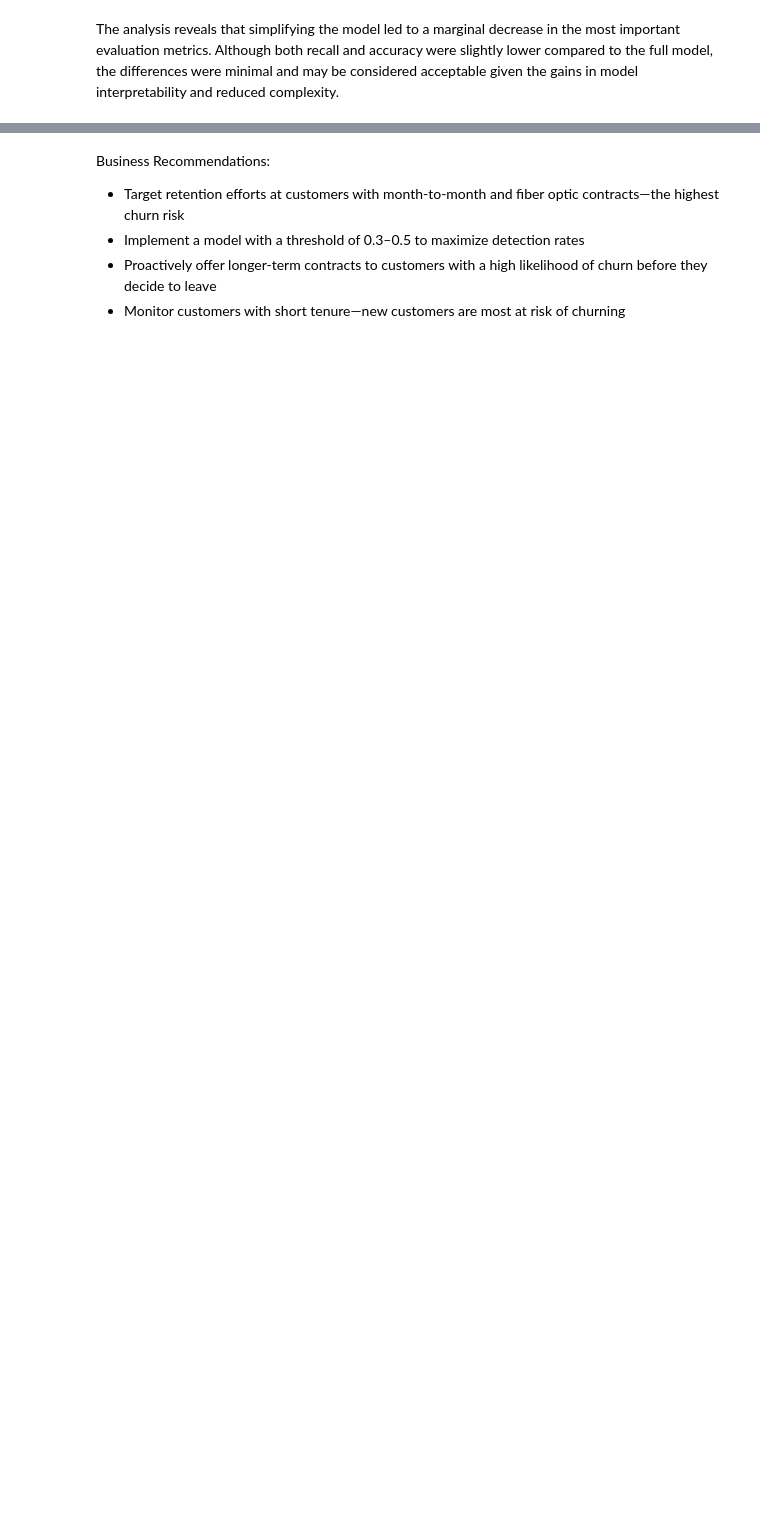
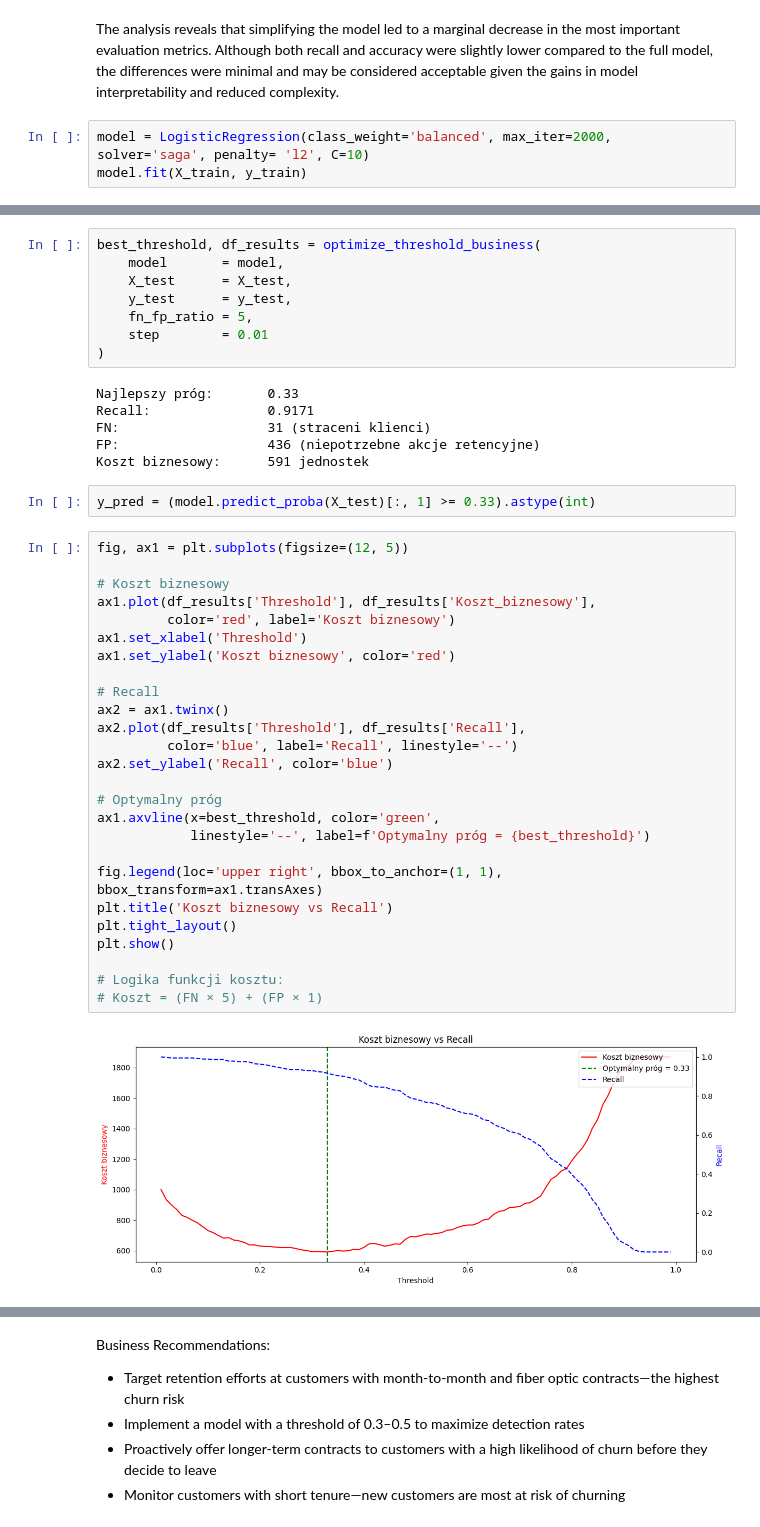
Before and after one commit to dbrzek/client_churn_prediction, a Jupyter notebook: main.ipynb, the cells around one changed output, grey strips where cells are left out. Drawn from its saved outputs; the diff is of its cells as text; blank space fills up the shorter version.

```diff
--- a/main.ipynb
+++ b/main.ipynb
@@ -583,3 +562,6 @@ And if memory is not enough, you can set `force_col_wise=true`.
 | SVM | [0.7048 0.7367 0.7182 0.7152 0.7188] | 0.718700 | [0.8075 0.7995 0.7781 0.748 0.7807] | 0.782800 | [0.4675 0.5025 0.481 0.4761 0.4818] | 0.481800 | [0.5922 0.6171 0.5945 0.5819 0.5959] | 0.596300 |
 # %% [markdown]
 The analysis reveals that simplifying the model led to a marginal decrease in the most important evaluation metrics. Although both recall and accuracy were slightly lower compared to the full model, the differences were minimal and may be considered acceptable given the gains in model interpretability and reduced complexity.
+# %%
+model = LogisticRegression(class_weight='balanced', max_iter=2000, solver='saga', penalty= 'l2', C=10)
+model.fit(X_train, y_train)
@@ -654,0 +629,44 @@ Maks. FP ratio:  0.2
+# %%
+best_threshold, df_results = optimize_threshold_business(
+    model       = model,
+    X_test      = X_test,
+    y_test      = y_test,
+    fn_fp_ratio = 5,
+    step        = 0.01
+)
+# %% [output]
+Najlepszy próg:       0.33
+Recall:               0.9171
+FN:                   31 (straceni klienci)
+FP:                   436 (niepotrzebne akcje retencyjne)
+Koszt biznesowy:      591 jednostek
+# %%
+y_pred = (model.predict_proba(X_test)[:, 1] >= 0.33).astype(int)
+# %%
+fig, ax1 = plt.subplots(figsize=(12, 5))
+
+# Koszt biznesowy
+ax1.plot(df_results['Threshold'], df_results['Koszt_biznesowy'],
+         color='red', label='Koszt biznesowy')
+ax1.set_xlabel('Threshold')
+ax1.set_ylabel('Koszt biznesowy', color='red')
+
+# Recall
+ax2 = ax1.twinx()
+ax2.plot(df_results['Threshold'], df_results['Recall'],
+         color='blue', label='Recall', linestyle='--')
+ax2.set_ylabel('Recall', color='blue')
+
+# Optymalny próg
+ax1.axvline(x=best_threshold, color='green',
+            linestyle='--', label=f'Optymalny próg = {best_threshold}')
+
+fig.legend(loc='upper right', bbox_to_anchor=(1, 1), bbox_transform=ax1.transAxes)
+plt.title('Koszt biznesowy vs Recall')
+plt.tight_layout()
+plt.show()
+
+# Logika funkcji kosztu:
+# Koszt = (FN × 5) + (FP × 1)
+# %% [output]
+[figure, added]
```
Also changed, not shown: parts of 18 cells of this notebook.
